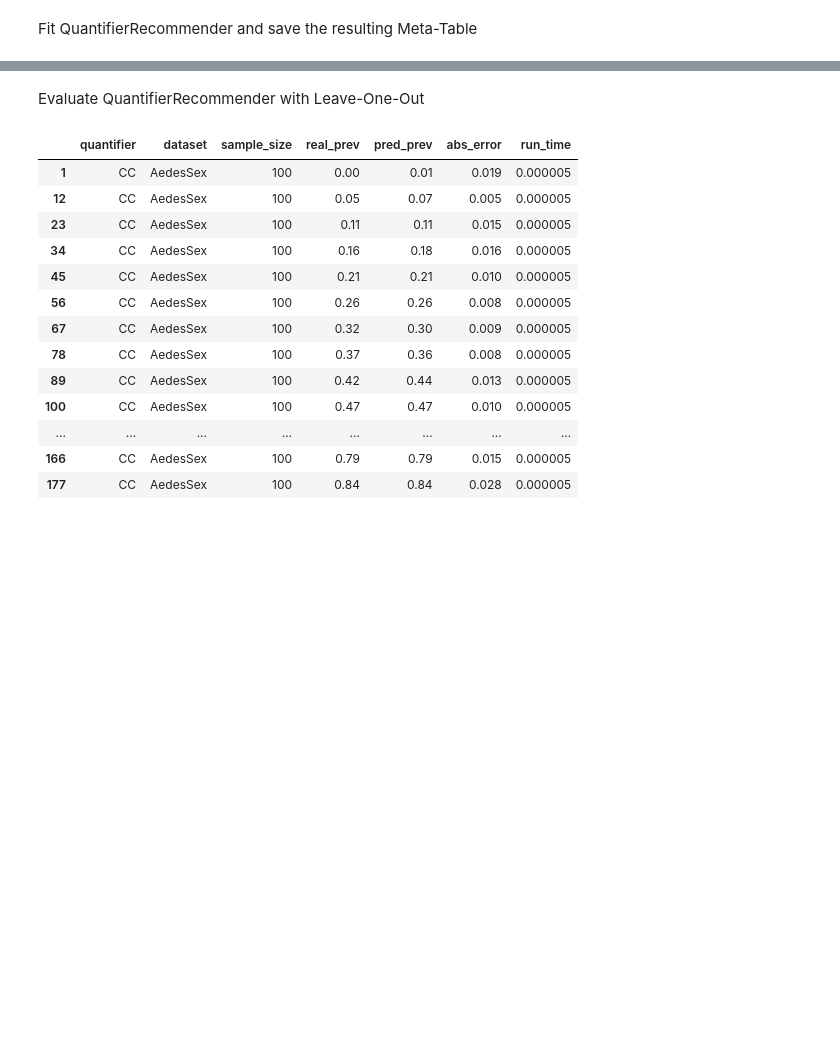
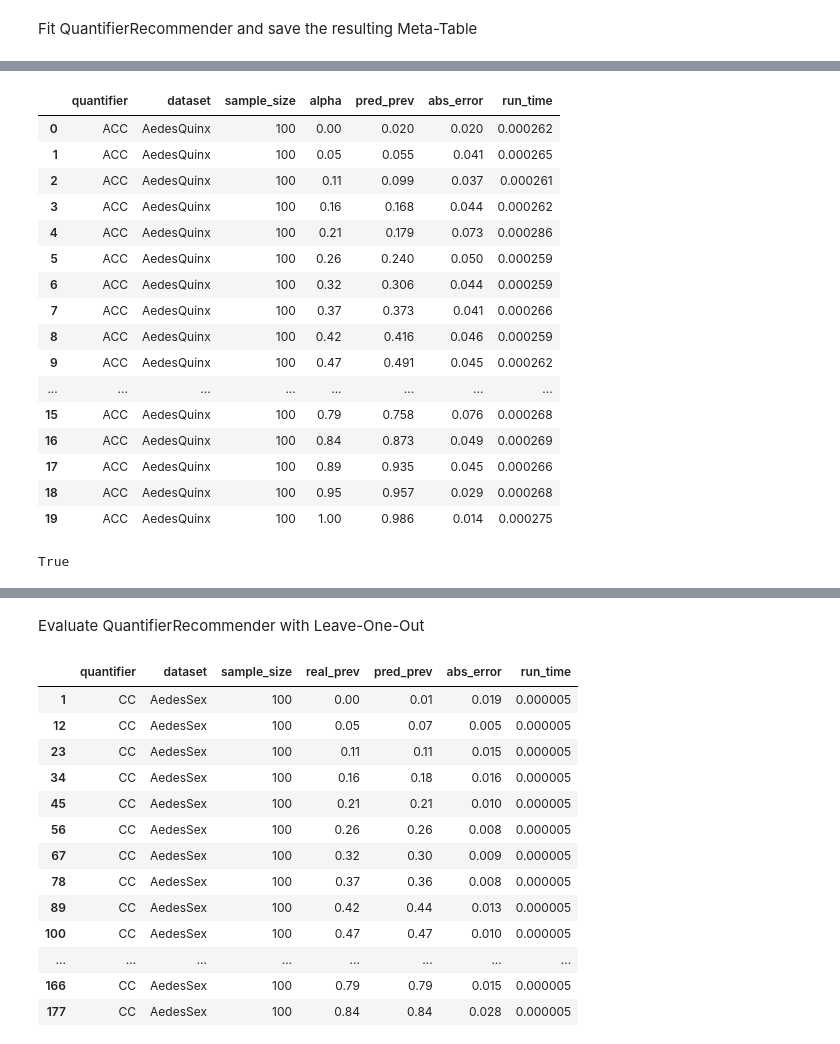
Before and after one commit to Bachega/quantifier_recommender, a Jupyter notebook: analysis.ipynb, the cells around one changed output, grey strips where cells are left out. Drawn from its saved outputs; the diff is of its cells as text; code cells hidden in the pictures; blank space fills up the shorter version.

```diff
--- a/analysis.ipynb
+++ b/analysis.ipynb
@@ -8,0 +31,65 @@ Fit QuantifierRecommender and save the resulting Meta-Table
+# %%
+import pandas as pd
+
+# eval_table = pd.read_csv('./eval_table.csv', index_col=0)
+
+eval_table = eval_table.sort_values(by=['quantifier', 'dataset'])
+evaluation_table = eval_table.groupby(["quantifier", "dataset", "alpha"]).agg(
+    pred_prev = pd.NamedAgg(column="pred_prev", aggfunc="mean"),
+    abs_error = pd.NamedAgg(column="abs_error", aggfunc="mean"),
+    sample_size = pd.NamedAgg(column="sample_size", aggfunc="first"),
+    run_time = pd.NamedAgg(column="run_time", aggfunc="mean")
+)
+# evaluation_table["sample_size"] = evaluation_table["sample_size"].astype(int)
+evaluation_table = evaluation_table.reset_index()
+evaluation_table = evaluation_table[['quantifier', 'dataset', 'sample_size', 'alpha', 'pred_prev', 'abs_error', 'run_time']]
+
+evaluation_table.head(20)
+
+# not_agg_table = pd.read_csv('./not_agg_table.csv')
+# not_agg_table = not_agg_table.sort_values(by=['quantifier', 'dataset'])
+
+
+# for dataset in evaluation_table["dataset"].unique().tolist():
+#     row_A = evaluation_table.loc[evaluation_table["dataset"] == dataset]
+#     row_B = not_agg_table.loc[not_agg_table["dataset"] == dataset]
+
+#     A = row_A["abs_error"].values
+#     B = row_B["abs_error"].values
+
+#     tolerance = 1e-9
+#     for i in range(len(A)):
+#         if math.isclose(A[i], B[i], rel_tol = tolerance):
+#             print("False")
+#             break
+
+#     print("True")
+# %% [output]
+|  | quantifier | dataset | sample_size | alpha | pred_prev | abs_error | run_time |
+| 0 | ACC | AedesQuinx | 100 | 0.00 | 0.020 | 0.020 | 0.000262 |
+| 1 | ACC | AedesQuinx | 100 | 0.05 | 0.055 | 0.041 | 0.000265 |
+| 2 | ACC | AedesQuinx | 100 | 0.11 | 0.099 | 0.037 | 0.000261 |
+| 3 | ACC | AedesQuinx | 100 | 0.16 | 0.168 | 0.044 | 0.000262 |
+| 4 | ACC | AedesQuinx | 100 | 0.21 | 0.179 | 0.073 | 0.000286 |
+| 5 | ACC | AedesQuinx | 100 | 0.26 | 0.240 | 0.050 | 0.000259 |
+| 6 | ACC | AedesQuinx | 100 | 0.32 | 0.306 | 0.044 | 0.000259 |
+| 7 | ACC | AedesQuinx | 100 | 0.37 | 0.373 | 0.041 | 0.000266 |
+| 8 | ACC | AedesQuinx | 100 | 0.42 | 0.416 | 0.046 | 0.000259 |
+| 9 | ACC | AedesQuinx | 100 | 0.47 | 0.491 | 0.045 | 0.000262 |
+| ... | ... | ... | ... | ... | ... | ... | ... |
+| 15 | ACC | AedesQuinx | 100 | 0.79 | 0.758 | 0.076 | 0.000268 |
+| 16 | ACC | AedesQuinx | 100 | 0.84 | 0.873 | 0.049 | 0.000269 |
+| 17 | ACC | AedesQuinx | 100 | 0.89 | 0.935 | 0.045 | 0.000266 |
+| 18 | ACC | AedesQuinx | 100 | 0.95 | 0.957 | 0.029 | 0.000268 |
+| 19 | ACC | AedesQuinx | 100 | 1.00 | 0.986 | 0.014 | 0.000275 |
+# %%
+import numpy as np
+
+alpha_values = [round(x, 2) for x in np.linspace(0,1,20)]
+
+# evaluation_table
+evaluation_table['alpha'].unique().tolist() == alpha_values
+
+# alpha_values
+# %% [output]
+True
```
Also changed, not shown: parts of 11 cells of this notebook, 8 other files.
